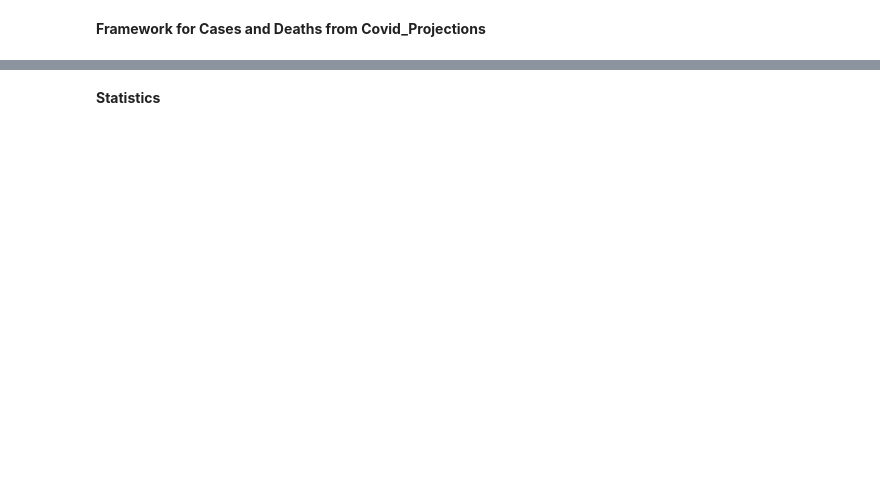
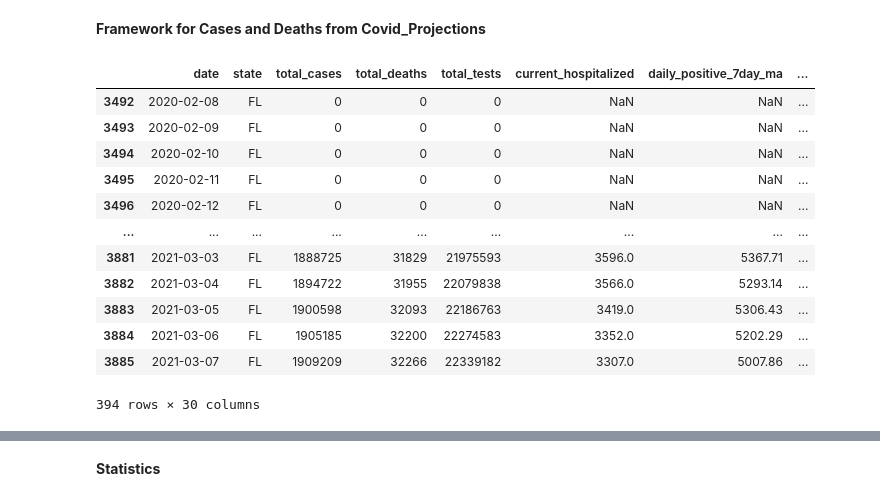
Before and after one commit to drewm8080/Analyzing-COVID-19-Data, a Jupyter notebook: COVID_19_Projections_Data.ipynb, the cells around one changed output, grey strips where cells are left out. Cells and saved outputs as stored; diff of their text form; code cells hidden in the pictures; blank space fills up the shorter version.

```diff
--- a/COVID_19_Projections_Data.ipynb
+++ b/COVID_19_Projections_Data.ipynb
@@ -26,6 +26,22 @@ import matplotlib.pyplot as plt
 # grabbing the Data
 url = 'https://github.com/youyanggu/covid19-infection-estimates-latest/raw/main/latest_all_estimates_states.csv'
 df = pd.read_csv(url)
+# %%
+df[df.state == "FL"]
+# %% [output]
+|  | date | state | total_cases | total_deaths | total_tests | current_hospitalized | daily_positive_7day_ma | ... |
+| 3492 | 2020-02-08 | FL | 0 | 0 | 0 | NaN | NaN | ... |
+| 3493 | 2020-02-09 | FL | 0 | 0 | 0 | NaN | NaN | ... |
+| 3494 | 2020-02-10 | FL | 0 | 0 | 0 | NaN | NaN | ... |
+| 3495 | 2020-02-11 | FL | 0 | 0 | 0 | NaN | NaN | ... |
+| 3496 | 2020-02-12 | FL | 0 | 0 | 0 | NaN | NaN | ... |
+| ... | ... | ... | ... | ... | ... | ... | ... | ... |
+| 3881 | 2021-03-03 | FL | 1888725 | 31829 | 21975593 | 3596.0 | 5367.71 | ... |
+| 3882 | 2021-03-04 | FL | 1894722 | 31955 | 22079838 | 3566.0 | 5293.14 | ... |
+| 3883 | 2021-03-05 | FL | 1900598 | 32093 | 22186763 | 3419.0 | 5306.43 | ... |
+| 3884 | 2021-03-06 | FL | 1905185 | 32200 | 22274583 | 3352.0 | 5202.29 | ... |
+| 3885 | 2021-03-07 | FL | 1909209 | 32266 | 22339182 | 3307.0 | 5007.86 | ... |
+394 rows × 30 columns
 # %%
 # indexing the data
 df = df.loc[:,['date','state','total_deaths','total_infected_mean']]
```
Also changed, not shown: parts of 21 cells of this notebook.
